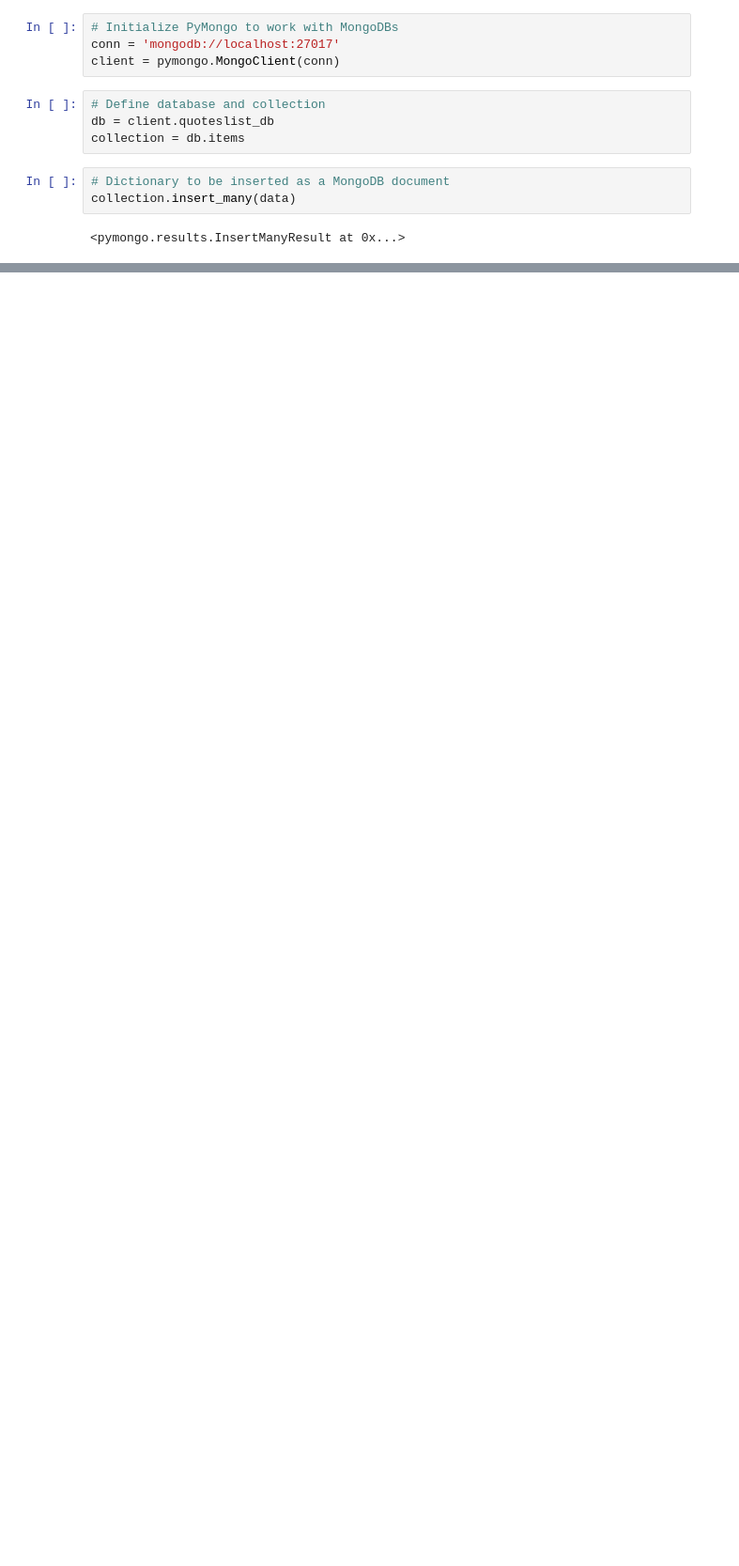
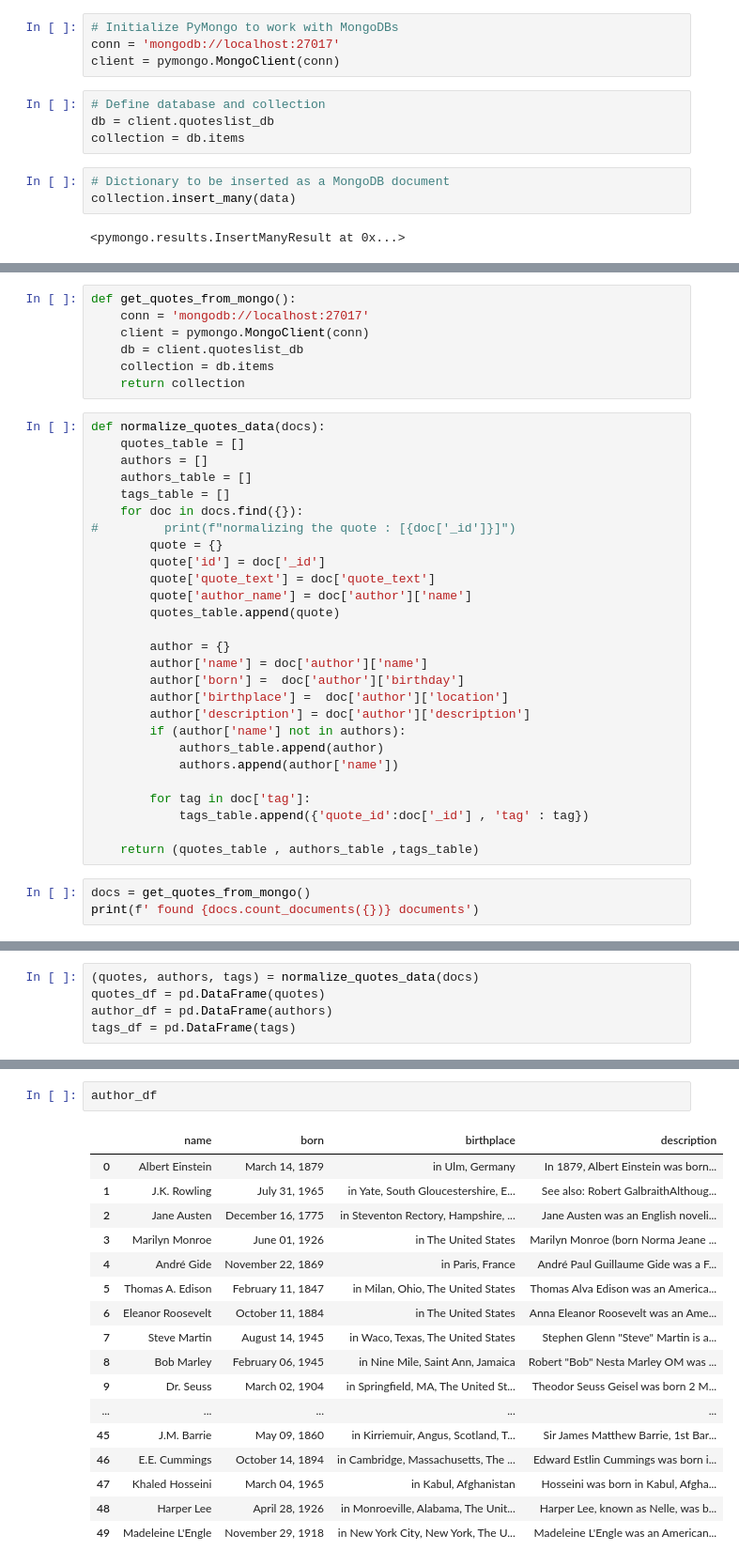
Before and after one commit to elz-harri/ETL-Project, a Jupyter notebook: WebScraping.ipynb, the cells around one changed output, grey strips where cells are left out. Shown at 94% size. Saved outputs shown, nothing was run; the diff lists cells and outputs as text; blank space fills up the shorter version.

```diff
--- a/WebScraping.ipynb
+++ b/WebScraping.ipynb
@@ -151,0 +159,37 @@ collection.insert_many(data)
+# %%
+def get_quotes_from_mongo():
+    conn = 'mongodb://localhost:27017'
+    client = pymongo.MongoClient(conn)
+    db = client.quoteslist_db
+    collection = db.items
+    return collection
+# %%
+def normalize_quotes_data(docs):
+    quotes_table = []
+    authors = []
+    authors_table = []
+    tags_table = []
+    for doc in docs.find({}):
+#         print(f"normalizing the quote : [{doc['_id']}]")
+        quote = {}
+        quote['id'] = doc['_id']
+        quote['quote_text'] = doc['quote_text']
+        quote['author_name'] = doc['author']['name']
+        quotes_table.append(quote)
+
+        author = {}
+        author['name'] = doc['author']['name']
+        author['born'] =  doc['author']['birthday']
+        author['birthplace'] =  doc['author']['location']
+        author['description'] = doc['author']['description']
+        if (author['name'] not in authors):
+            authors_table.append(author)
+            authors.append(author['name'])
+
+        for tag in doc['tag']:
+            tags_table.append({'quote_id':doc['_id'] , 'tag' : tag})
+
+    return (quotes_table , authors_table ,tags_table)
+# %%
+docs = get_quotes_from_mongo()
+print(f' found {docs.count_documents({})} documents')
@@ -151,0 +202,5 @@ collection.insert_many(data)
+# %%
+(quotes, authors, tags) = normalize_quotes_data(docs)
+quotes_df = pd.DataFrame(quotes)
+author_df = pd.DataFrame(authors)
+tags_df = pd.DataFrame(tags)
@@ -151,0 +223,20 @@ collection.insert_many(data)
+# %%
+author_df
+# %% [output]
+|  | name | born | birthplace | description |
+| 0 | Albert Einstein | March 14, 1879 | in Ulm, Germany | In 1879, Albert Einstein was born... |
+| 1 | J.K. Rowling | July 31, 1965 | in Yate, South Gloucestershire, E... | See also: Robert GalbraithAlthoug... |
+| 2 | Jane Austen | December 16, 1775 | in Steventon Rectory, Hampshire, ... | Jane Austen was an English noveli... |
+| 3 | Marilyn Monroe | June 01, 1926 | in The United States | Marilyn Monroe (born Norma Jeane ... |
+| 4 | André Gide | November 22, 1869 | in Paris, France | André Paul Guillaume Gide was a F... |
+| 5 | Thomas A. Edison | February 11, 1847 | in Milan, Ohio, The United States | Thomas Alva Edison was an America... |
+| 6 | Eleanor Roosevelt | October 11, 1884 | in The United States | Anna Eleanor Roosevelt was an Ame... |
+| 7 | Steve Martin | August 14, 1945 | in Waco, Texas, The United States | Stephen Glenn "Steve" Martin is a... |
+| 8 | Bob Marley | February 06, 1945 | in Nine Mile, Saint Ann, Jamaica | Robert "Bob" Nesta Marley OM was ... |
+| 9 | Dr. Seuss | March 02, 1904 | in Springfield, MA, The United St... | Theodor Seuss Geisel was born 2 M... |
+| ... | ... | ... | ... | ... |
+| 45 | J.M. Barrie | May 09, 1860 | in Kirriemuir, Angus, Scotland, T... | Sir James Matthew Barrie, 1st Bar... |
+| 46 | E.E. Cummings | October 14, 1894 | in Cambridge, Massachusetts, The ... | Edward Estlin Cummings was born i... |
+| 47 | Khaled Hosseini | March 04, 1965 | in Kabul, Afghanistan | Hosseini was born in Kabul, Afgha... |
+| 48 | Harper Lee | April 28, 1926 | in Monroeville, Alabama, The Unit... | Harper Lee, known as Nelle, was b... |
+| 49 | Madeleine L'Engle | November 29, 1918 | in New York City, New York, The U... | Madeleine L'Engle was an American... |
```
Also changed, not shown: parts of 14 cells of this notebook, 1 other file.
